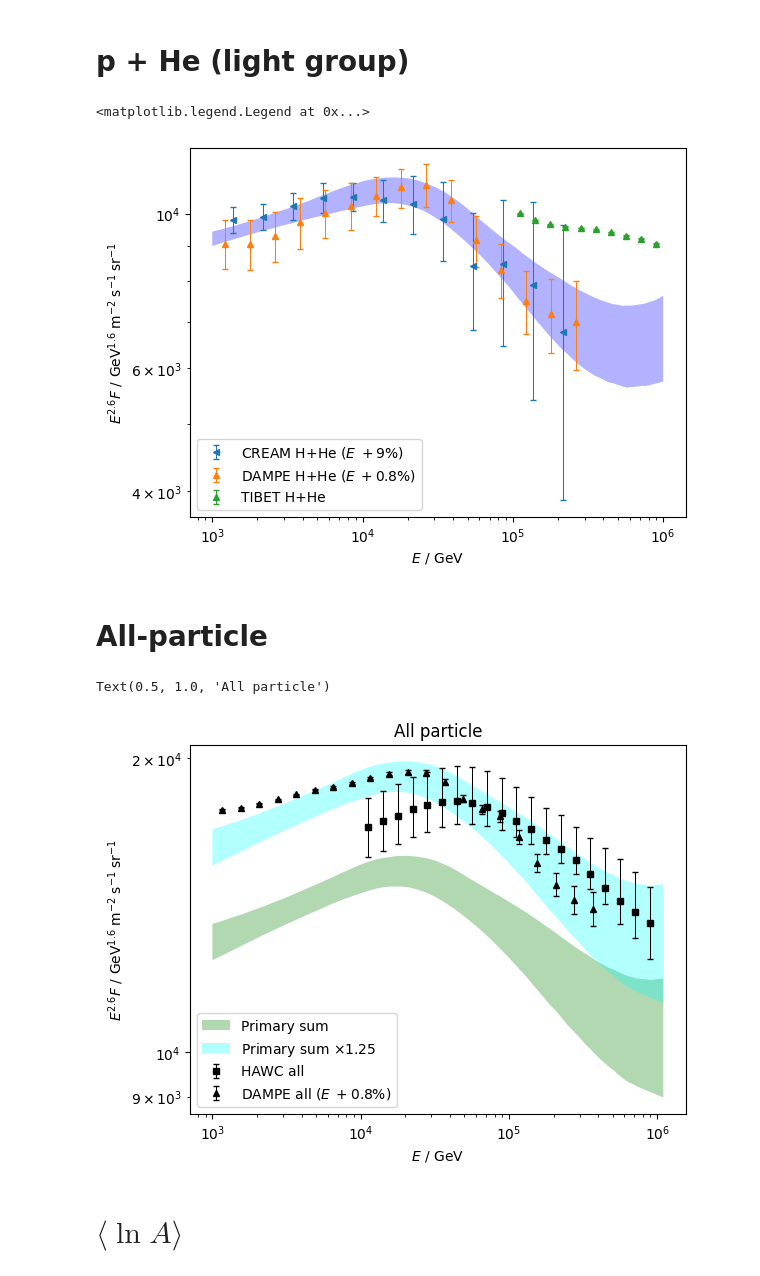
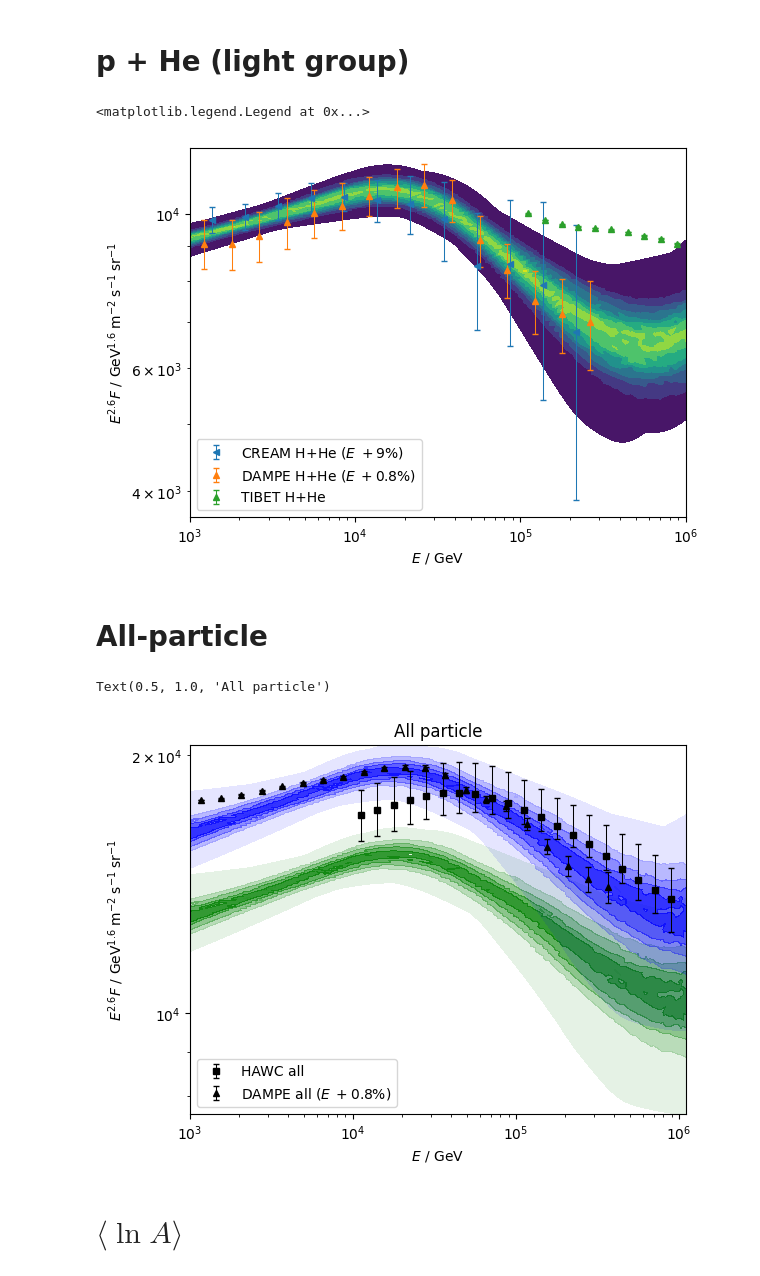
Before and after one commit to nj-vs-vh/EVA, a Jupyter notebook: observables.ipynb, the cells around one changed output. Saved outputs shown, nothing was run; the diff lists cells and outputs as text; code cells hidden in the pictures.

```diff
--- a/observables.ipynb
+++ b/observables.ipynb
@@ -72,15 +72,13 @@ for observable, label, color in (
     (H_He_ratio, "Composition fit", "red"),
     # (H_He_ratio_shifted_to_calet, "Composition fit shifted to CALET energy", "green"),
 ):
-    plot_credible_band(
+    plot_posterior_contours(
         ax,
         scale=0,
         bounds=R_BOUNDS,
         observable=observable,
-        color=color,
         theta_sample=theta_sample,
         model_config=fc.model,
-        add_median=False,
         label=label,
     )
 ax.set_xlabel("$ R $ / $ \\text{GV} $")
@@ -120,6 +118,7 @@ for exp in exps:
     )
 # %%
 from cr_knee_fit.utils import label_energy_flux
+
 
 fig, ax = plt.subplots()
 scale = 2.6
@@ -128,17 +127,15 @@ for d in light_group_data:
     f = median_model.energy_shifts.f(d.experiment)
     d.with_shifted_energy_scale(f).plot(scale=scale, ax=ax)
 
-plot_credible_band(
+plot_posterior_contours(
     ax,
     scale=scale,
     bounds=(1e3, 1e6),
     observable=lambda model, E: (
         model.cr_model.compute(E, primary=Primary.H) + model.cr_model.compute(E, primary=Primary.He)
     ),
-    color="blue",
     theta_sample=theta_sample,
     model_config=fc.model,
-    add_median=False,
 )
 label_energy_flux(ax, scale=scale)
 ax.set_xscale("log")
@@ -146,43 +143,51 @@ ax.set_yscale("log")
 ax.legend()
 # %% [output]
 <matplotlib.legend.Legend at 0x...>
-[figure, old version]
+[figure, new version]
 # %% [markdown]
 # All-particle
 # %%
+from matplotlib import colors
+
+
 fig, ax = plt.subplots()
 scale = 2.6
 
 for exp, max_energy in ((experiments.hawc, None), (experiments.dampe, 6e5)):
     d = CRSpectrumData.load_all_particle(exp, max_energy=max_energy)
     f = median_model.energy_shifts.f(exp)
     d.with_shifted_energy_scale(f).plot(scale, ax=ax)
 
 for factor, label, color in (
     (1.0, "Primary sum", "green"),
-    (1.25, "Primary sum $\\times 1.25$", "cyan"),
+    (1.25, "Primary sum $\\times 1.25$", "blue"),
 ):
-    plot_credible_band(
+    levels = 5
+    plot_posterior_contours(
         ax,
         scale=scale,
         bounds=(1e3, 1.1e6),
         observable=lambda model, E: (
             np.array(sum(model.cr_model.compute(E, primary=p) for p in Primary.all())) * factor
         ),
-        color=color,
         theta_sample=theta_sample,
         model_config=fc.model,
-        add_median=False,
-        label=label,
+        tricontourf_kwargs={
+            "levels": levels,
+            "colors": [
+                colors.to_rgba(color, alpha=alpha) for alpha in np.linspace(0.1, 0.8, levels)
+            ],
+            "cmap": None,
+        },
     )
 label_energy_flux(ax, scale=scale)
 ax.set_xscale("log")
 ax.set_yscale("log")
 ax.legend()
 ax.set_title("All particle")
 # %% [output]
 Text(0.5, 1.0, 'All particle')
-[figure, old version]
+[figure, new version]
 # %% [markdown]
 # $\langle \ln A \rangle$
 # %%
```
Also changed, not shown: parts of 3 cells of this notebook, 10 other files.
